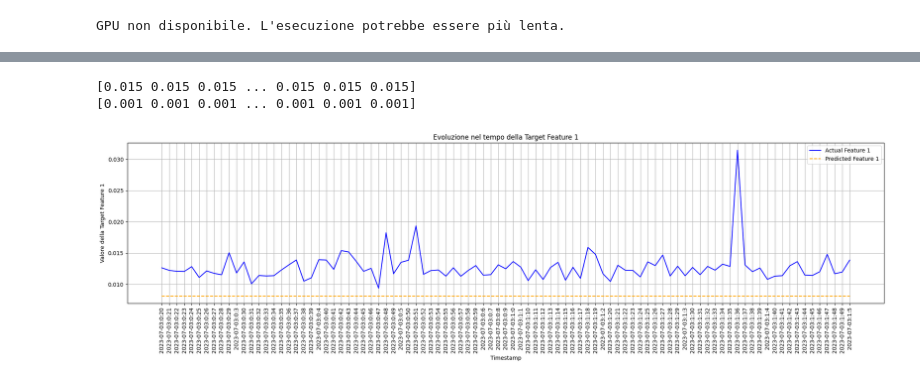
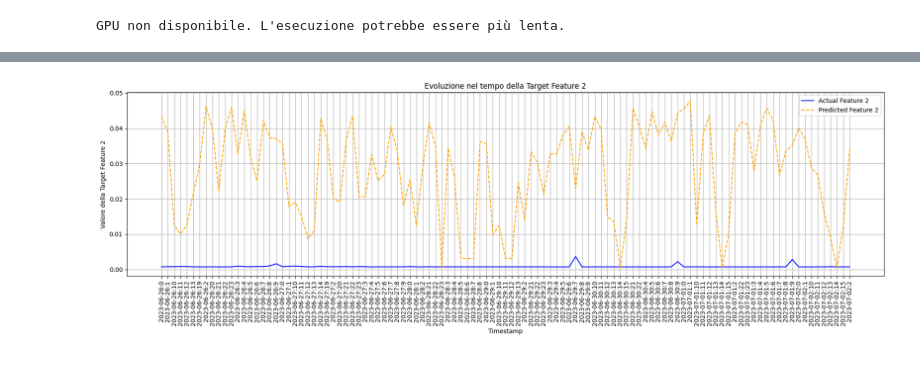
Before and after one commit to AnastasiaBrinati/experiments-Flower, a Jupyter notebook: Endpoint1.ipynb, the cells around one changed output, grey strips where cells are left out. Cells and saved outputs as stored; diff of their text form; code cells hidden in the pictures.

```diff
--- a/Endpoint1.ipynb
+++ b/Endpoint1.ipynb
@@ -103,0 +129,3 @@ GPU non disponibile. L'esecuzione potrebbe essere più lenta.
+# %%
+from datasets import load_dataset
+df = load_dataset("anastasiafrosted/globus", download_mode="force_redownload")
@@ -114,14 +385,12 @@ class Lstm:
         self.model = tf.keras.Sequential([
             tf.keras.layers.Input(shape=(self.sequence_length, self.num_features)),  # Input shape for LSTM
             tf.keras.layers.LSTM(
-                50,  # Increased number of units for better learning
+                15,
                 activation='relu',
                 return_sequences=True,
-                kernel_regularizer=tf.keras.regularizers.l2(0.01),  # L2 regularization
-                recurrent_dropout=self.dropout_rate  # Recurrent Dropout
+                #kernel_regularizer=tf.keras.regularizers.l2(0.01),  # L2 regularization
+                #recurrent_dropout=self.dropout_rate  # Recurrent Dropout
             ),
-            tf.keras.layers.Dropout(self.dropout_rate),  # Dropout for regularization
-            tf.keras.layers.BatchNormalization(),  # Batch Normalization to stabilize training
             tf.keras.layers.TimeDistributed(tf.keras.layers.Dense(2, activation='linear'))  # Final output layer for each timestep
         ])
 
@@ -138,7 +407,7 @@ class Lstm:
         return self.model
 # %%
 # Usage example
-learning_rate = 0.01
+learning_rate = 0.001
 sequence_length = 7  # Number of timesteps in each sequence
 num_features = 11  # Number of features per timestep
 
@@ -300,39 +538,37 @@ y_pred_feature2 = y_pred[:, :, 1]  # Shape: (num_samples, timesteps)
 y_test_feature2 = y_test[:, :, 1]  # Shape: (num_samples, timesteps)
 
 # Step 2: Prendi il primo valore per ogni sequenza eccetto l'ultima
-first_values_pred2 = np.array([seq[0] for seq in y_pred_feature2[:-1]])
-first_values_actual2 = np.array([seq[0] for seq in y_test_feature2[:-1]])
+first_values_pred2 = np.array([seq[0] for seq in y_pred_feature2])
+first_values_actual2 = np.array([seq[0] for seq in y_test_feature2])
 
 # Step 3: Aggiungi l'intera ultima sequenza
-last_sequence_pred2 = y_pred_feature2[-1]  # L'ultima sequenza completa
-last_sequence_actual2 = y_test_feature2[-1]  # L'ultima sequenza completa
+#last_sequence_pred2 = y_pred_feature2[-1]  # L'ultima sequenza completa
+#last_sequence_actual2 = y_test_feature2[-1]  # L'ultima sequenza completa
 
 # Step 4: Combina i valori in un unico array
-new_array_pred2 = np.concatenate([first_values_pred2, last_sequence_pred2])
-new_array_actual2 = np.concatenate([first_values_actual2, last_sequence_actual2])
+#new_array_pred2 = np.concatenate([first_values_pred2, last_sequence_pred2])
+#new_array_actual2 = np.concatenate([first_values_actual2, last_sequence_actual2])
 # %%
 print(new_array_pred2)
 print(new_array_actual2)
-# %% [output]
-[0.015 0.015 0.015 ... 0.015 0.015 0.015]
-[0.001 0.001 0.001 ... 0.001 0.001 0.001]
 # %%
+
 import numpy as np
 import matplotlib.pyplot as plt
 
 # Grafico
-plt.figure(figsize=(20, 6))
-plt.plot(timestamps[6600:], new_array_actual[6600:-7], label='Actual Feature 1', color='blue')
-plt.plot(timestamps[6600:], new_array_pred[6600:-7], label='Predicted Feature 1', linestyle='dashed', color='orange')
+plt.figure(figsize=(18, 6))
+plt.plot(timestamps, first_values_actual2, label='Actual Feature 2', color='blue')
+plt.plot(timestamps, first_values_pred2, label='Predicted Feature 2', linestyle='dashed', color='orange')
 
 # Personalizzazione del grafico
-plt.title("Evoluzione nel tempo della Target Feature 1")
+plt.title("Evoluzione nel tempo della Target Feature 2")
 plt.xlabel("Timestamp")
-plt.ylabel("Valore della Target Feature 1")
+plt.ylabel("Valore della Target Feature 2")
 plt.xticks(rotation=90)  # Rotazione dei timestamp per leggibilità
 plt.legend()
 plt.grid()
 plt.tight_layout()  # Per evitare sovrapposizioni
 plt.show()
 # %% [output]
-[figure, old version]
+[figure, new version]
```
Also changed, not shown: parts of 59 cells of this notebook.
